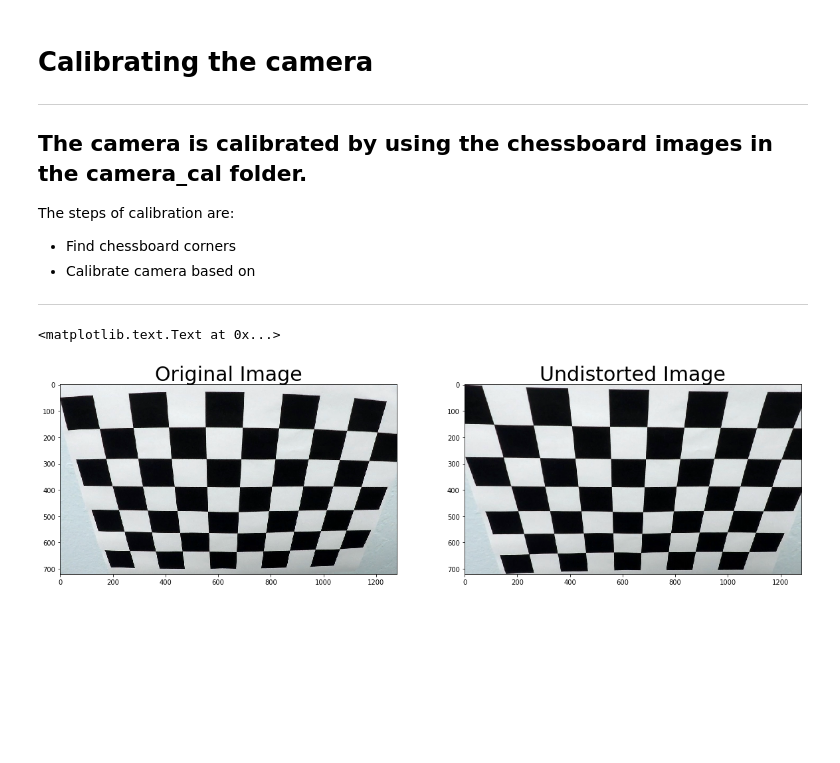
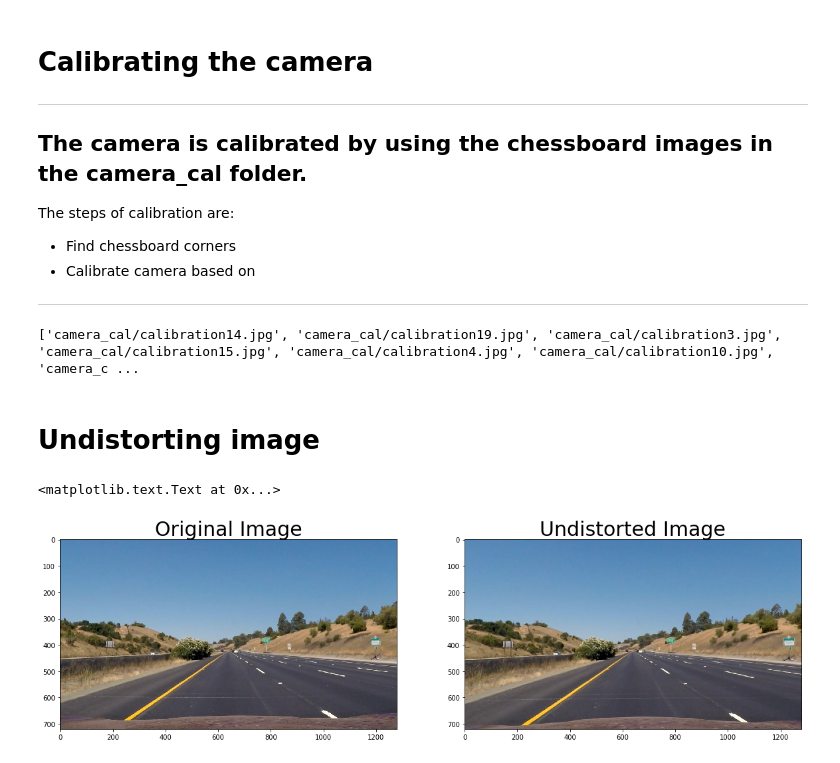
Before and after one commit to iceabella/Advanced-Lane-Finding, a Jupyter notebook: AdvancedLaneLines.ipynb, the cells around one changed output. Drawn from its saved outputs; the diff is of its cells as text; code cells hidden in the pictures; blank space fills up the shorter version.

```diff
--- a/AdvancedLaneLines.ipynb
+++ b/AdvancedLaneLines.ipynb
@@ -22,9 +44,5 @@ The steps of calibration are:
 # %%
-import os
-import matplotlib.pyplot as plt
-import cv2
-import numpy as np
-%matplotlib inline
+# Find the chessboard corners
 
 # define number of rows and columns in calibration images
 nx = 9
@@ -39,14 +57,14 @@ objp = np.zeros((nx*ny,3),np.float32)
 objp[:,:2] = np.mgrid[0:nx, 0:ny].T.reshape(-1,2)
 
 # create list of calibration images
-testImages = os.listdir("camera_cal/")
+testImages = glob.glob("camera_cal/calibration*.jpg")
 
 # Step through the list and search for chessboard corners
 for idx, fname in enumerate(testImages):
     # Load image
-    img = cv2.imread("camera_cal/"+fname)
+    img = mpimg.imread(fname)
     # Gray scale (BGR since using opencv load function)
-    gray = cv2.cvtColor(img, cv2.COLOR_BGR2GRAY)
+    gray = cv2.cvtColor(img, cv2.COLOR_RGB2GRAY)
 
     # Find the chessboard corners
     ret, corners = cv2.findChessboardCorners(gray, (nx,ny), None)
@@ -66,33 +84,46 @@ for idx, fname in enumerate(testImages):
         '''
 
 #cv2.destroyAllWindows()
+# %% [output]
+['camera_cal/calibration14.jpg', 'camera_cal/calibration19.jpg', 'camera_cal/calibration3.jpg', 'camera_cal/calibration15.jpg', 'camera_cal/calibration4.jpg', 'camera_cal/calibration10.jpg', 'camera_c ...
 # %%
-import pickle
-%matplotlib inline
+# Calibrate camera
+
 
 # Test undistortion on an image
-img = cv2.imread('camera_cal/calibration2.jpg')
+img = mpimg.imread('camera_cal/calibration2.jpg')
 img_size = (img.shape[1], img.shape[0])
 
 # Do camera calibration given object points and image points
-ret, mtx, dist, rvecs, tvecs = cv2.calibrateCamera(objpoints, imgpoints, img_size,None,None)
-
-
-dst = cv2.undistort(img, mtx, dist, None, mtx)
-cv2.imwrite('camera_cal/calibration2_undist.jpg',dst)
+ret, mtx, dist, rvecs, tvecs = cv2.calibrateCamera(objpoints,imgpoints,img_size,None,None)
 
 # Save the camera calibration result for later use (we won't worry about rvecs / tvecs)
 dist_pickle = {}
 dist_pickle["mtx"] = mtx
 dist_pickle["dist"] = dist
-pickle.dump(dist_pickle, open( "camera_cal/calibration2_dist_pickle.p", "wb" ) )
-#dst = cv2.cvtColor(dst, cv2.COLOR_BGR2RGB)
-# Visualize undistortion
-f, (ax1, ax2) = plt.subplots(1, 2, figsize=(20,10))
-ax1.imshow(img)
-ax1.set_title('Original Image', fontsize=30)
-ax2.imshow(dst)
-ax2.set_title('Undistorted Image', fontsize=30)
+pickle.dump(dist_pickle, open("camera_cal/calibration_dist_pickle.p", "wb"))
-# %% [output]
-<matplotlib.text.Text at 0x...>
-[figure, removed]
+# %% [markdown]
+# **Undistorting image**
+# %%
+# Undistort image
+
+# Load camera calibration
+dist_pickle = pickle.load(open("camera_cal/calibration_dist_pickle.p", "rb"))
+mtx = dist_pickle["mtx"]
+dist = dist_pickle["dist"]
+
+# Load image for distortion
+img = mpimg.imread('test_images/straight_lines1.jpg')
+
+dst = cv2.undistort(img, mtx, dist, None, mtx)
+cv2.imwrite('test_images/straight_lines1_undst.jpg',dst)
+
+# Visualize undistortion
+f, (ax1, ax2) = plt.subplots(1, 2, figsize=(20,10))
+ax1.imshow(img)
+ax1.set_title('Original Image', fontsize=30)
+ax2.imshow(dst)
+ax2.set_title('Undistorted Image', fontsize=30)
+# %% [output]
+<matplotlib.text.Text at 0x...>
+[figure, added]
```
Also changed, not shown: parts of 6 cells of this notebook, 2 other files.
